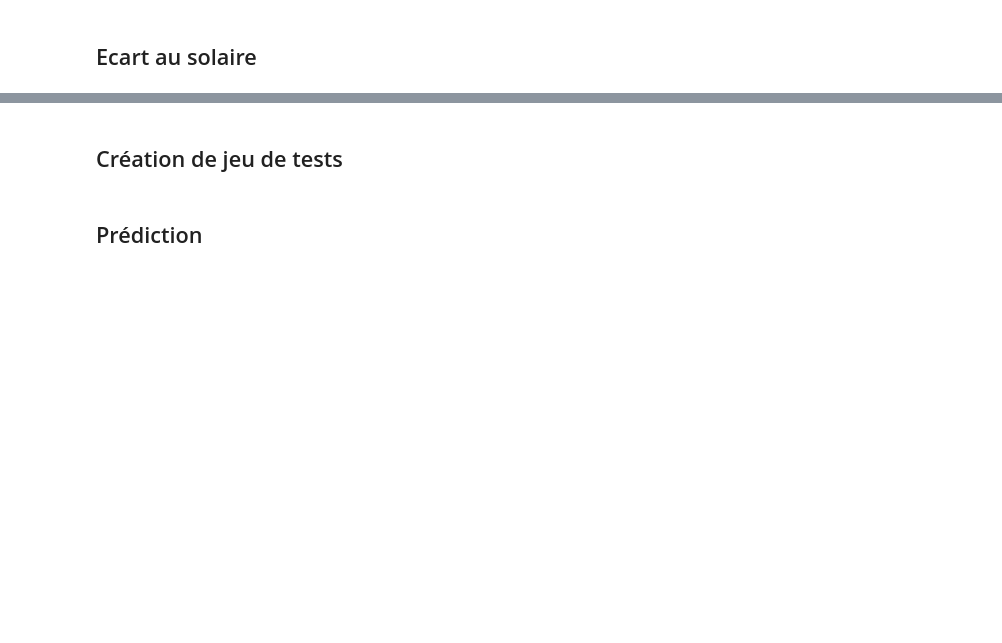
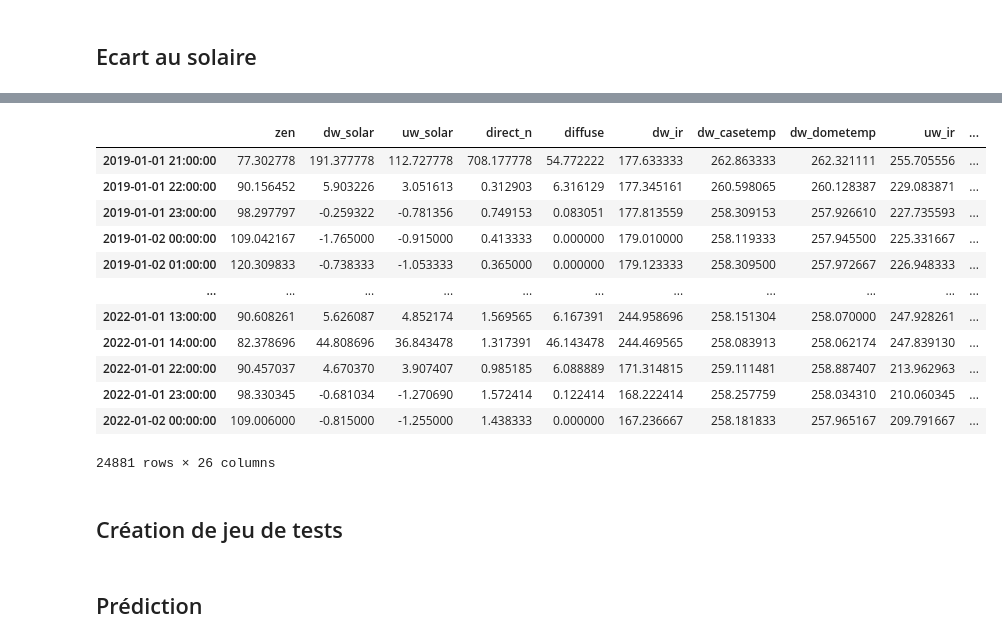
Before and after one commit to pierreberranger/Challenge_Solaire, a Jupyter notebook: challenge_solaire.ipynb, the cells around one changed output, grey strips where cells are left out. Cells and saved outputs as stored; diff of their text form; code cells hidden in the pictures; blank space fills up the shorter version.

Commit message:
creation d'une df global comprenant l'ensoleillement sans nuage

```diff
--- a/challenge_solaire.ipynb
+++ b/challenge_solaire.ipynb
@@ -126,0 +128,5 @@ inclure les données de xavier
+# %%
+df_mcclear = pd.read_csv("mcclear.csv", skiprows=37, encoding="utf8", sep=";")
+df_mcclear["Observation period"] = df_mcclear["Observation period"].map(lambda x : datetime.datetime.strptime(x.split("/")[-1], "%Y-%m-%dT%H:%M:%S.%f"))
+df_mcclear.set_index("Observation period", inplace=True)
+df_mcclear.head(30)
@@ -127,3 +157,20 @@ inclure les données de xavier
+# %%
+df_global = pd.concat([df_cleaned, df_mcclear], axis=1).dropna(how="any")
+df_global
+# %% [output]
+|  | zen | dw_solar | uw_solar | direct_n | diffuse | dw_ir | dw_casetemp | dw_dometemp | uw_ir | ... |
+| 2019-01-01 21:00:00 | 77.302778 | 191.377778 | 112.727778 | 708.177778 | 54.772222 | 177.633333 | 262.863333 | 262.321111 | 255.705556 | ... |
+| 2019-01-01 22:00:00 | 90.156452 | 5.903226 | 3.051613 | 0.312903 | 6.316129 | 177.345161 | 260.598065 | 260.128387 | 229.083871 | ... |
+| 2019-01-01 23:00:00 | 98.297797 | -0.259322 | -0.781356 | 0.749153 | 0.083051 | 177.813559 | 258.309153 | 257.926610 | 227.735593 | ... |
+| 2019-01-02 00:00:00 | 109.042167 | -1.765000 | -0.915000 | 0.413333 | 0.000000 | 179.010000 | 258.119333 | 257.945500 | 225.331667 | ... |
+| 2019-01-02 01:00:00 | 120.309833 | -0.738333 | -1.053333 | 0.365000 | 0.000000 | 179.123333 | 258.309500 | 257.972667 | 226.948333 | ... |
+| ... | ... | ... | ... | ... | ... | ... | ... | ... | ... | ... |
+| 2022-01-01 13:00:00 | 90.608261 | 5.626087 | 4.852174 | 1.569565 | 6.167391 | 244.958696 | 258.151304 | 258.070000 | 247.928261 | ... |
+| 2022-01-01 14:00:00 | 82.378696 | 44.808696 | 36.843478 | 1.317391 | 46.143478 | 244.469565 | 258.083913 | 258.062174 | 247.839130 | ... |
+| 2022-01-01 22:00:00 | 90.457037 | 4.670370 | 3.907407 | 0.985185 | 6.088889 | 171.314815 | 259.111481 | 258.887407 | 213.962963 | ... |
+| 2022-01-01 23:00:00 | 98.330345 | -0.681034 | -1.270690 | 1.572414 | 0.122414 | 168.222414 | 258.257759 | 258.034310 | 210.060345 | ... |
+| 2022-01-02 00:00:00 | 109.006000 | -0.815000 | -1.255000 | 1.438333 | 0.000000 | 167.236667 | 258.181833 | 257.965167 | 209.791667 | ... |
+24881 rows × 26 columns
 # %% [markdown]
 ## Création de jeu de tests
 # %% [markdown]
```
Also changed, not shown: parts of 5 cells of this notebook, 1 other file.
